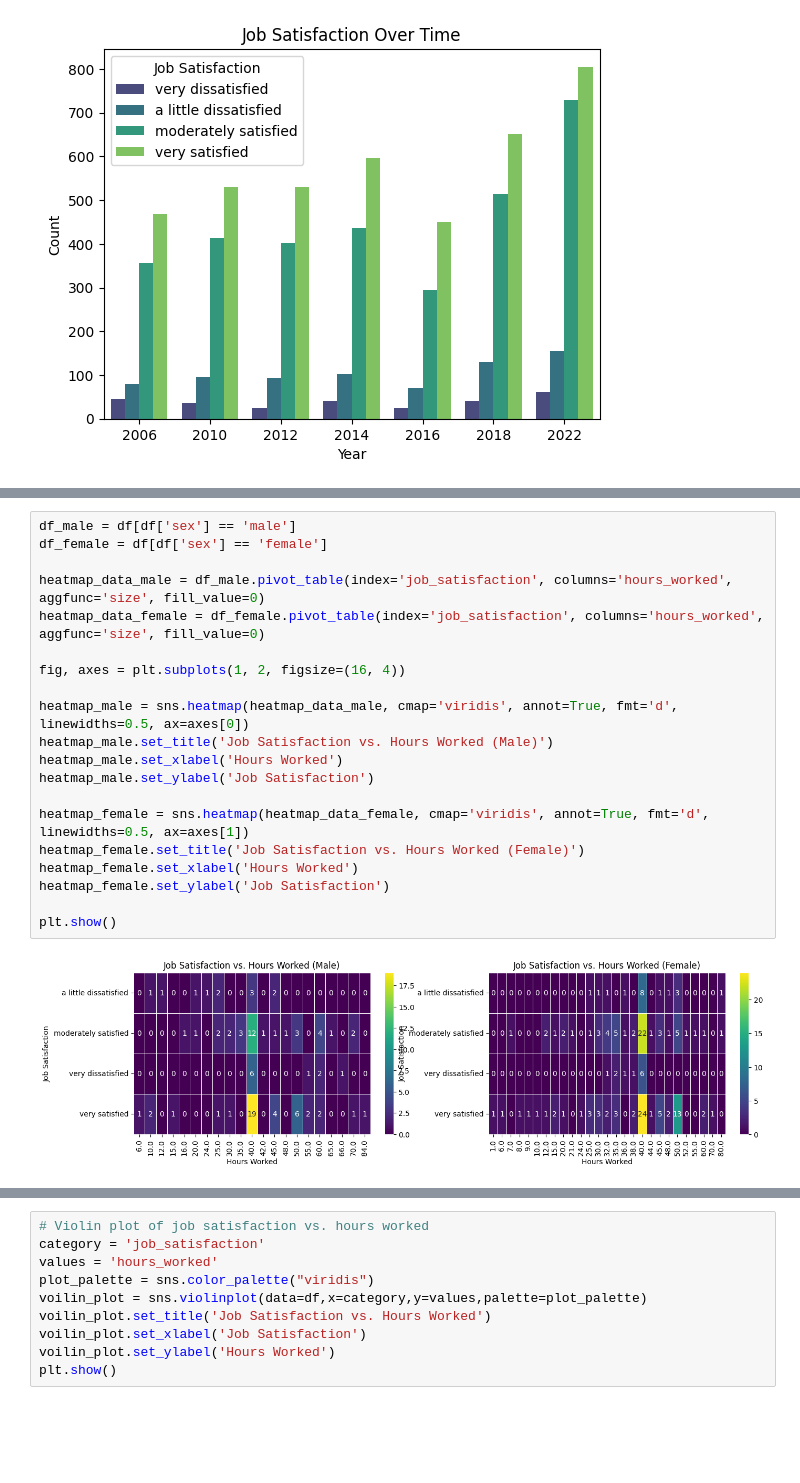
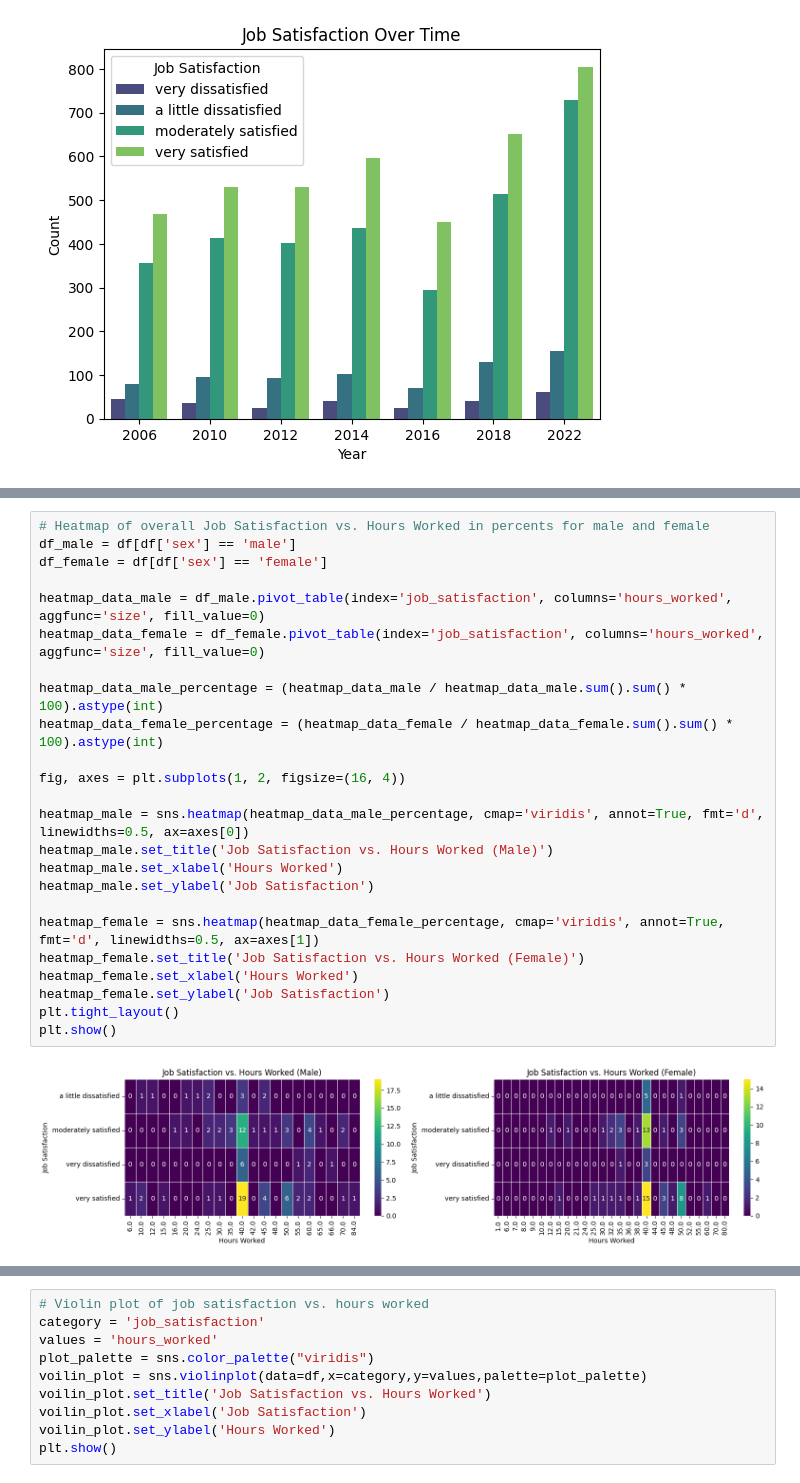
Before and after one commit to kirsten-fung/project_gss, a Jupyter notebook: graph_plot.ipynb, the cells around one changed output, grey strips where cells are left out. Drawn from its saved outputs; the diff is of its cells as text; blank space fills up the shorter version.

Commit message:
more heatmaps

```diff
--- a/graph_plot.ipynb
+++ b/graph_plot.ipynb
@@ -39,22 +40,26 @@ plt.show()
 # %%
+# Heatmap of overall Job Satisfaction vs. Hours Worked in percents for male and female
 df_male = df[df['sex'] == 'male']
 df_female = df[df['sex'] == 'female']
 
 heatmap_data_male = df_male.pivot_table(index='job_satisfaction', columns='hours_worked', aggfunc='size', fill_value=0)
 heatmap_data_female = df_female.pivot_table(index='job_satisfaction', columns='hours_worked', aggfunc='size', fill_value=0)
 
+heatmap_data_male_percentage = (heatmap_data_male / heatmap_data_male.sum().sum() * 100).astype(int)
+heatmap_data_female_percentage = (heatmap_data_female / heatmap_data_female.sum().sum() * 100).astype(int)
+
 fig, axes = plt.subplots(1, 2, figsize=(16, 4))
 
-heatmap_male = sns.heatmap(heatmap_data_male, cmap='viridis', annot=True, fmt='d', linewidths=0.5, ax=axes[0])
+heatmap_male = sns.heatmap(heatmap_data_male_percentage, cmap='viridis', annot=True, fmt='d', linewidths=0.5, ax=axes[0])
 heatmap_male.set_title('Job Satisfaction vs. Hours Worked (Male)')
 heatmap_male.set_xlabel('Hours Worked')
 heatmap_male.set_ylabel('Job Satisfaction')
 
-heatmap_female = sns.heatmap(heatmap_data_female, cmap='viridis', annot=True, fmt='d', linewidths=0.5, ax=axes[1])
+heatmap_female = sns.heatmap(heatmap_data_female_percentage, cmap='viridis', annot=True, fmt='d', linewidths=0.5, ax=axes[1])
 heatmap_female.set_title('Job Satisfaction vs. Hours Worked (Female)')
 heatmap_female.set_xlabel('Hours Worked')
 heatmap_female.set_ylabel('Job Satisfaction')
-
+plt.tight_layout()
 plt.show()
 # %% [output]
-[figure, old version]
+[figure, new version]
```
Also changed, not shown: parts of 2 cells of this notebook.
